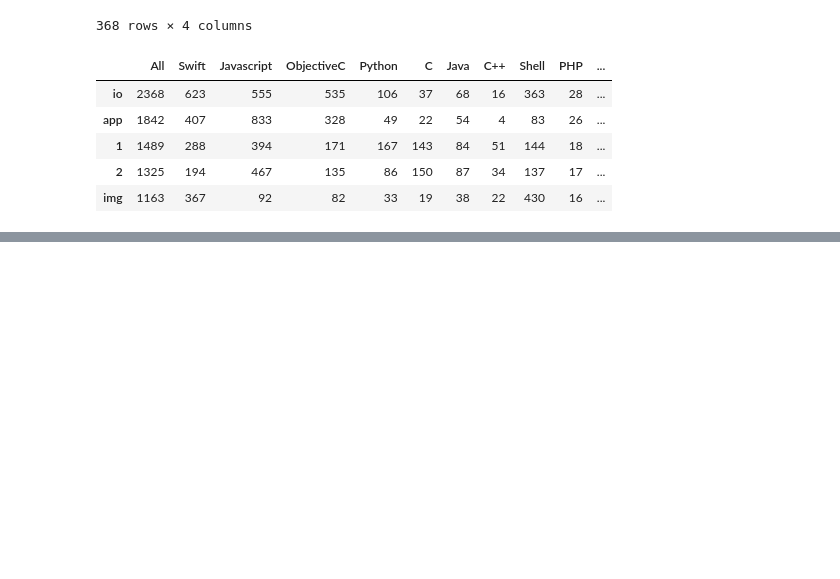
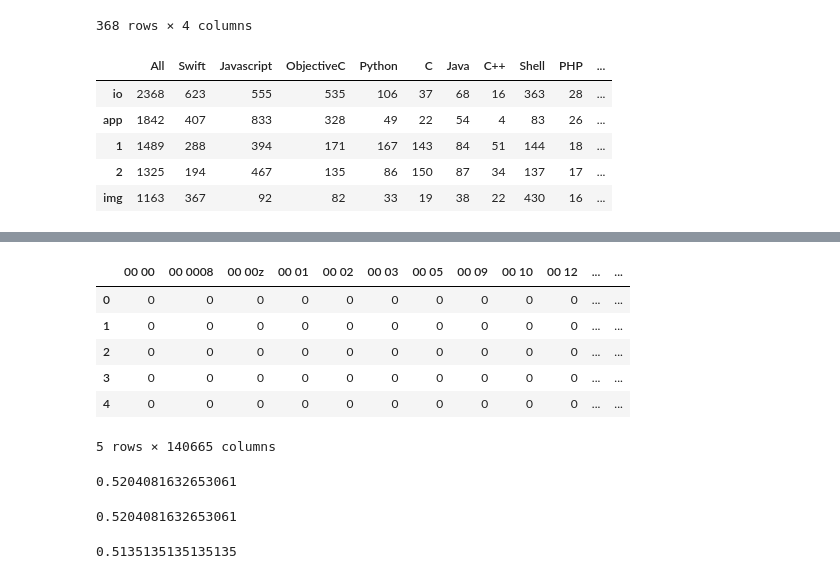
Before and after one commit to bowen-brock/Github-repo-project, a Jupyter notebook: Kayla Scratch/Scratch.ipynb, the cells around one changed output, grey strips where cells are left out. Drawn from its saved outputs; the diff is of its cells as text; code cells hidden in the pictures; blank space fills up the shorter version.

```diff
--- a/Kayla Scratch/Scratch.ipynb
+++ b/Kayla Scratch/Scratch.ipynb
@@ -235,0 +205,13 @@ ModuleNotFoundError: No module named 'wordcloud'
+# %%
+cv = CountVectorizer(ngram_range=(2, 2))
+bag_of_words = cv.fit_transform(df.lemmatized)
+# %%
+pd.DataFrame(bag_of_words.todense(), columns=cv.get_feature_names()).head()
+# %% [output]
+|  | 00 00 | 00 0008 | 00 00z | 00 01 | 00 02 | 00 03 | 00 05 | 00 09 | 00 10 | 00 12 | ... | ... |
+| 0 | 0 | 0 | 0 | 0 | 0 | 0 | 0 | 0 | 0 | 0 | ... | ... |
+| 1 | 0 | 0 | 0 | 0 | 0 | 0 | 0 | 0 | 0 | 0 | ... | ... |
+| 2 | 0 | 0 | 0 | 0 | 0 | 0 | 0 | 0 | 0 | 0 | ... | ... |
+| 3 | 0 | 0 | 0 | 0 | 0 | 0 | 0 | 0 | 0 | 0 | ... | ... |
+| 4 | 0 | 0 | 0 | 0 | 0 | 0 | 0 | 0 | 0 | 0 | ... | ... |
+5 rows × 140665 columns
@@ -235,0 +224,16 @@ ModuleNotFoundError: No module named 'wordcloud'
+# %%
+tree = DecisionTreeClassifier(max_depth=5)
+tree.fit(X_train, y_train)
+
+tree.score(X_train, y_train)
+# %% [output]
+0.5204081632653061
+# %%
+# accuracy is the % of times our model predicted correctly
+(tree.predict(X_train) == y_train).mean()
+# %% [output]
+0.5204081632653061
+# %%
+tree.score(X_test, y_test)
+# %% [output]
+0.5135135135135135
```
Also changed, not shown: parts of 41 cells of this notebook, 3 other files.
